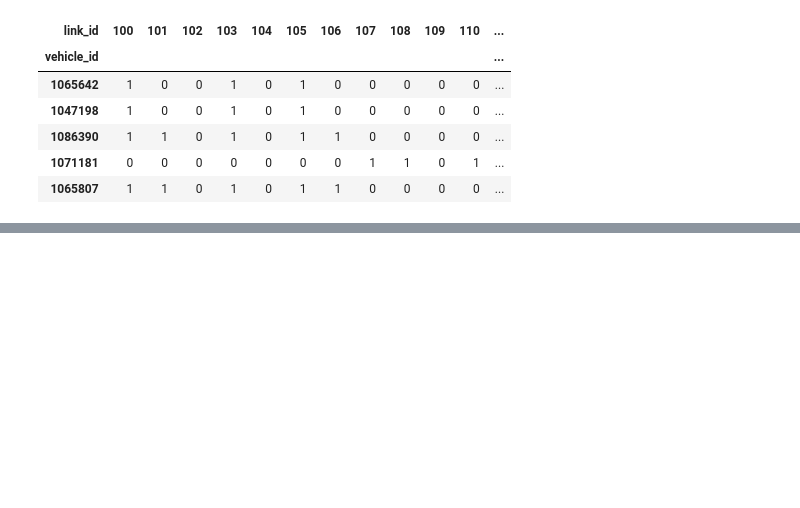
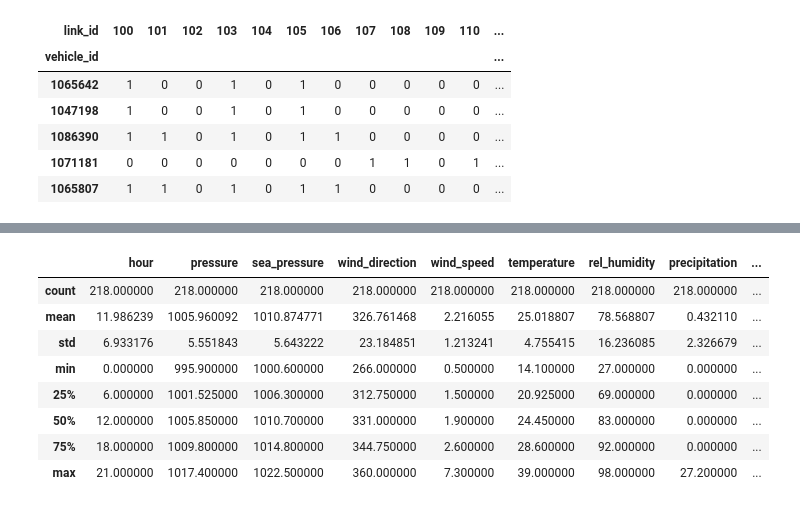
Before and after one commit to muciyuallen/TrafficFlowOptimization, a Jupyter notebook: Exploratory_Data_Analysis.ipynb, the cells around one changed output, grey strips where cells are left out. Saved outputs shown, nothing was run; the diff lists cells and outputs as text; code cells hidden in the pictures; blank space fills up the shorter version.

```diff
--- a/Exploratory_Data_Analysis.ipynb
+++ b/Exploratory_Data_Analysis.ipynb
@@ -511,0 +579,12 @@ key_list
+# %%
+weather[weather.label == 2].describe()
+# %% [output]
+|  | hour | pressure | sea_pressure | wind_direction | wind_speed | temperature | rel_humidity | precipitation | ... |
+| count | 218.000000 | 218.000000 | 218.000000 | 218.000000 | 218.000000 | 218.000000 | 218.000000 | 218.000000 | ... |
+| mean | 11.986239 | 1005.960092 | 1010.874771 | 326.761468 | 2.216055 | 25.018807 | 78.568807 | 0.432110 | ... |
+| std | 6.933176 | 5.551843 | 5.643222 | 23.184851 | 1.213241 | 4.755415 | 16.236085 | 2.326679 | ... |
+| min | 0.000000 | 995.900000 | 1000.600000 | 266.000000 | 0.500000 | 14.100000 | 27.000000 | 0.000000 | ... |
+| 25% | 6.000000 | 1001.525000 | 1006.300000 | 312.750000 | 1.500000 | 20.925000 | 69.000000 | 0.000000 | ... |
+| 50% | 12.000000 | 1005.850000 | 1010.700000 | 331.000000 | 1.900000 | 24.450000 | 83.000000 | 0.000000 | ... |
+| 75% | 18.000000 | 1009.800000 | 1014.800000 | 344.750000 | 2.600000 | 28.600000 | 92.000000 | 0.000000 | ... |
+| max | 21.000000 | 1017.400000 | 1022.500000 | 360.000000 | 7.300000 | 39.000000 | 98.000000 | 27.200000 | ... |
```
Also changed, not shown: parts of 18 cells of this notebook.
